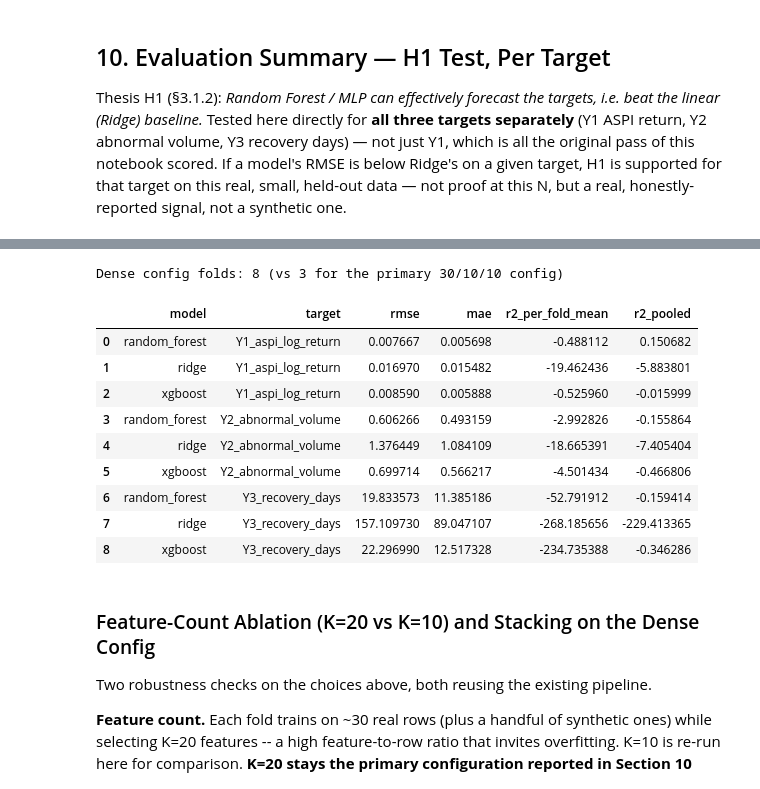
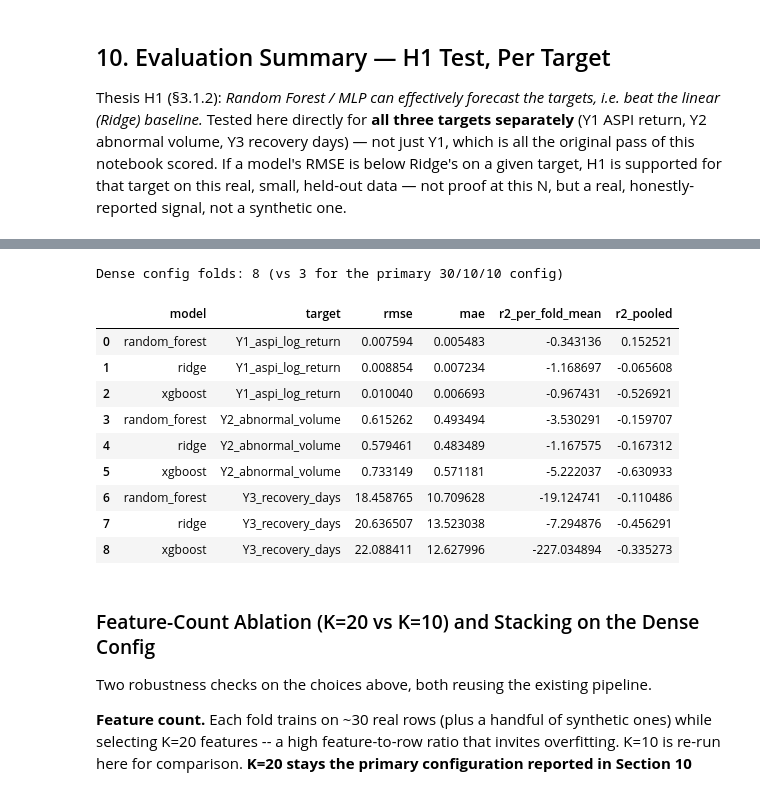
Before and after one commit to Hashan-Samarakkody/CSE-disaster-impact-predictor, a Jupyter notebook: disaster_finance_predictor/notebooks/CSE_Disaster_Impact_Pipeline.ipynb, the cells around one changed output, grey strips where cells are left out. Drawn from its saved outputs; the diff is of its cells as text; code cells hidden in the pictures.

```diff
--- a/disaster_finance_predictor/notebooks/CSE_Disaster_Impact_Pipeline.ipynb
+++ b/disaster_finance_predictor/notebooks/CSE_Disaster_Impact_Pipeline.ipynb
@@ -710,7 +864,7 @@ for t in TARGET_COLS:
         fold_rmses = np.array([results[m][t]["rmse"][fold_i] for m in ENSEMBLE_MEMBERS])
         weights = 1.0 / np.clip(fold_rmses, 1e-8, None)
         weights /= weights.sum()
-        blended = np.average(preds, axis=0, weights=weights)
+        blended = clip_to_bounds(t, np.average(preds, axis=0, weights=weights))
         score_and_record(yt, blended, ensemble_results[t])
 
 for t in TARGET_COLS:
@@ -798,6 +960,12 @@ for name in ("random_forest", "stacked"):  # ponytail: best single model + best
             resid = np.abs(np.concatenate([folds_yt[j] - folds_yp[j] for j in range(i)]))
             q = float(np.quantile(resid, 1 - ALPHA))
             lo, hi = folds_yp[i] - q, folds_yp[i] + q
+            # Clip the interval to the target's definitional support. Coverage is
+            # EXACTLY unchanged (every true y already lies inside the bounds, so a
+            # covered point stays covered) while width is non-increasing -- without
+            # this, Y3 intervals were being reported wider than the target's entire
+            # 0-90 day range.
+            lo, hi = clip_to_bounds(t, lo), clip_to_bounds(t, hi)
             covered += int(np.sum((folds_yt[i] >= lo) & (folds_yt[i] <= hi)))
             total += len(folds_yt[i])
             widths.append(2 * q)
@@ -882,14 +1146,23 @@ rows = []
 for name, targets_m in results.items():
     for t in TARGET_COLS:
         m = targets_m[t]
+        yt_all = np.concatenate(m["y_true"])
         rows.append({
             "model": name, "target": t,
+            # n differs across rows: the stacked model forfeits fold 0 to train its meta-learner,
+            # so it is scored on fewer events than the base models and the two are NOT
+            # directly comparable. sigma_y_test is the standard deviation of the held-out
+            # values themselves -- it is R-squared's denominator, and the reason the R-squared
+            # column looks so much worse than the RMSE column (see the markdown below).
+            "n": len(yt_all), "sigma_y_test": float(np.std(yt_all)),
             "rmse": np.mean(m["rmse"]), "mae": np.mean(m["mae"]),
             "r2_per_fold_mean": np.mean(m["r2"]), "r2_pooled": m["pooled_r2"],
         })
 summary = pd.DataFrame(rows)
 ridge_rmse_by_target = summary[summary["model"] == "ridge"].set_index("target")["rmse"]
+null_rmse_by_target = summary[summary["model"] == "naive_zero"].set_index("target")["rmse"]
 summary["beats_ridge_rmse"] = summary.apply(lambda r: r["rmse"] < ridge_rmse_by_target[r["target"]], axis=1)
+summary["beats_null_rmse"] = summary.apply(lambda r: r["rmse"] < null_rmse_by_target[r["target"]], axis=1)
 summary = summary.sort_values(["target", "model"]).reset_index(drop=True)
 summary
 # %% [output]
@@ -924,11 +1201,14 @@ print('R2 in the table above -- never report this number alone as "model accurac
 print()
 for t in TARGET_COLS:
     feat_cols = selected_features[t]
+    ok = y[t].notna()
     rf_final = RandomForestRegressor(**last_models["random_forest"][t].get_params())
-    rf_final.fit(X[feat_cols], y[t])
+    rf_final.fit(X.loc[ok, feat_cols], y.loc[ok, t])
     final_rf_models[t] = rf_final
-    in_sample_r2 = r2_score(y[t], rf_final.predict(X[feat_cols]))
-    print(f"random_forest | {t:<20s} train-fit R2={in_sample_r2:.4f}  (n={len(y)}, in-sample)")
+    in_sample_r2 = r2_score(y.loc[ok, t], clip_to_bounds(t, rf_final.predict(X.loc[ok, feat_cols])))
+    held_out = results["random_forest"][t]["pooled_r2"]
+    print(f"random_forest | {t:<20s} train-fit R2={in_sample_r2:.4f}  (n={int(ok.sum())}, in-sample)"
+          f"   vs held-out R2={held_out:+.4f}   gap={in_sample_r2 - held_out:.4f}")
 # %% [output]
 TRAIN-SET FIT R2 (in-sample -- RF refit on ALL real rows, scored on those SAME rows;
 measures memorization, NOT held-out predictive power. Compare only against the pooled
@@ -950,32 +1234,33 @@ A transparency/robustness check, not a silent swap of defaults: the primary `TRA
 # %%
 splits_dense = list(generate_walk_forward_splits(len(X), train_window=20, test_window=5, step=5))
 print(f"Dense config folds: {len(splits_dense)} (vs {len(splits)} for the primary 30/10/10 config)")
 
-results_dense, _, _ = run_walk_forward(splits_dense, X, y, dataset["event_date"], verbose=False)
+results_dense, _, _ = run_walk_forward(
+    splits_dense, X, y, dataset["event_date"], gdp_all=dataset["gdp_current_usd"], verbose=False)
 
 rows = []
 for name, targets_m in results_dense.items():
     for t in TARGET_COLS:
         m = targets_m[t]
         rows.append({
             "model": name, "target": t,
             "rmse": np.mean(m["rmse"]), "mae": np.mean(m["mae"]),
             "r2_per_fold_mean": np.mean(m["r2"]), "r2_pooled": m["pooled_r2"],
         })
 summary_dense = pd.DataFrame(rows).sort_values(["target", "model"]).reset_index(drop=True)
 summary_dense
 # %% [output]
 Dense config folds: 8 (vs 3 for the primary 30/10/10 config)
 |  | model | target | rmse | mae | r2_per_fold_mean | r2_pooled |
-| 0 | random_forest | Y1_aspi_log_return | 0.007667 | 0.005698 | -0.488112 | 0.150682 |
-| 1 | ridge | Y1_aspi_log_return | 0.016970 | 0.015482 | -19.462436 | -5.883801 |
-| 2 | xgboost | Y1_aspi_log_return | 0.008590 | 0.005888 | -0.525960 | -0.015999 |
-| 3 | random_forest | Y2_abnormal_volume | 0.606266 | 0.493159 | -2.992826 | -0.155864 |
-| 4 | ridge | Y2_abnormal_volume | 1.376449 | 1.084109 | -18.665391 | -7.405404 |
-| 5 | xgboost | Y2_abnormal_volume | 0.699714 | 0.566217 | -4.501434 | -0.466806 |
-| 6 | random_forest | Y3_recovery_days | 19.833573 | 11.385186 | -52.791912 | -0.159414 |
-| 7 | ridge | Y3_recovery_days | 157.109730 | 89.047107 | -268.185656 | -229.413365 |
-| 8 | xgboost | Y3_recovery_days | 22.296990 | 12.517328 | -234.735388 | -0.346286 |
+| 0 | random_forest | Y1_aspi_log_return | 0.007594 | 0.005483 | -0.343136 | 0.152521 |
+| 1 | ridge | Y1_aspi_log_return | 0.008854 | 0.007234 | -1.168697 | -0.065608 |
+| 2 | xgboost | Y1_aspi_log_return | 0.010040 | 0.006693 | -0.967431 | -0.526921 |
+| 3 | random_forest | Y2_abnormal_volume | 0.615262 | 0.493494 | -3.530291 | -0.159707 |
+| 4 | ridge | Y2_abnormal_volume | 0.579461 | 0.483489 | -1.167575 | -0.167312 |
+| 5 | xgboost | Y2_abnormal_volume | 0.733149 | 0.571181 | -5.222037 | -0.630933 |
+| 6 | random_forest | Y3_recovery_days | 18.458765 | 10.709628 | -19.124741 | -0.110486 |
+| 7 | ridge | Y3_recovery_days | 20.636507 | 13.523038 | -7.294876 | -0.456291 |
+| 8 | xgboost | Y3_recovery_days | 22.088411 | 12.627996 | -227.034894 | -0.335273 |
 # %% [markdown]
 ### Feature-Count Ablation (K=20 vs K=10) and Stacking on the Dense Config
 
```
Also changed, not shown: parts of 22 cells of this notebook, 2 other files.
